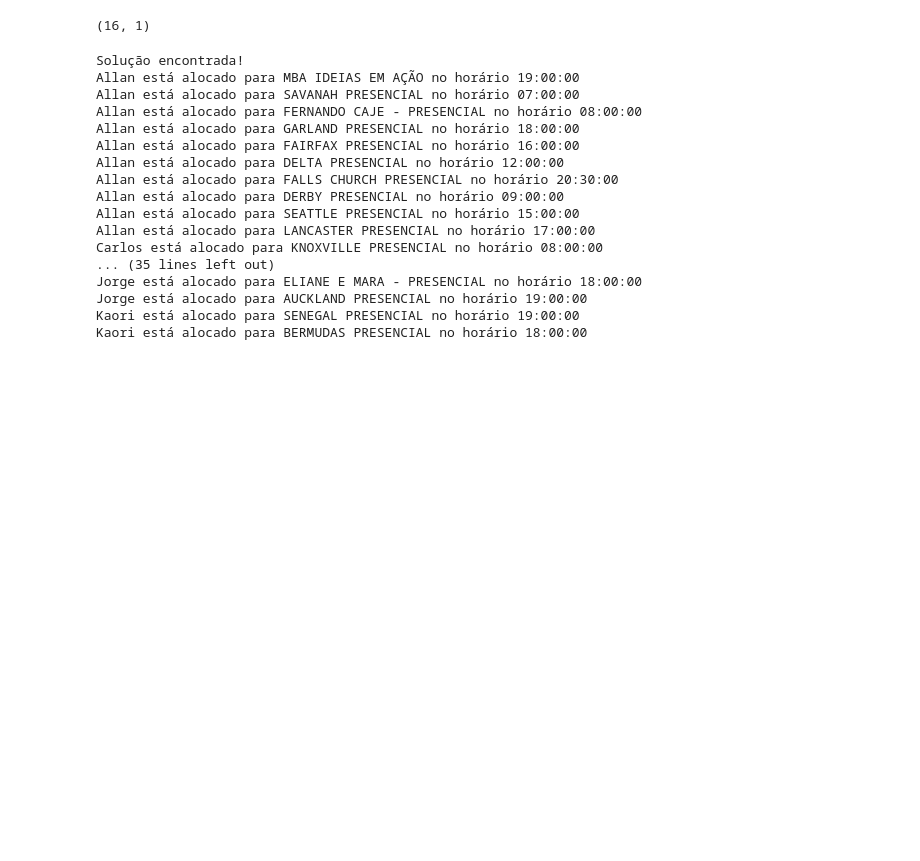
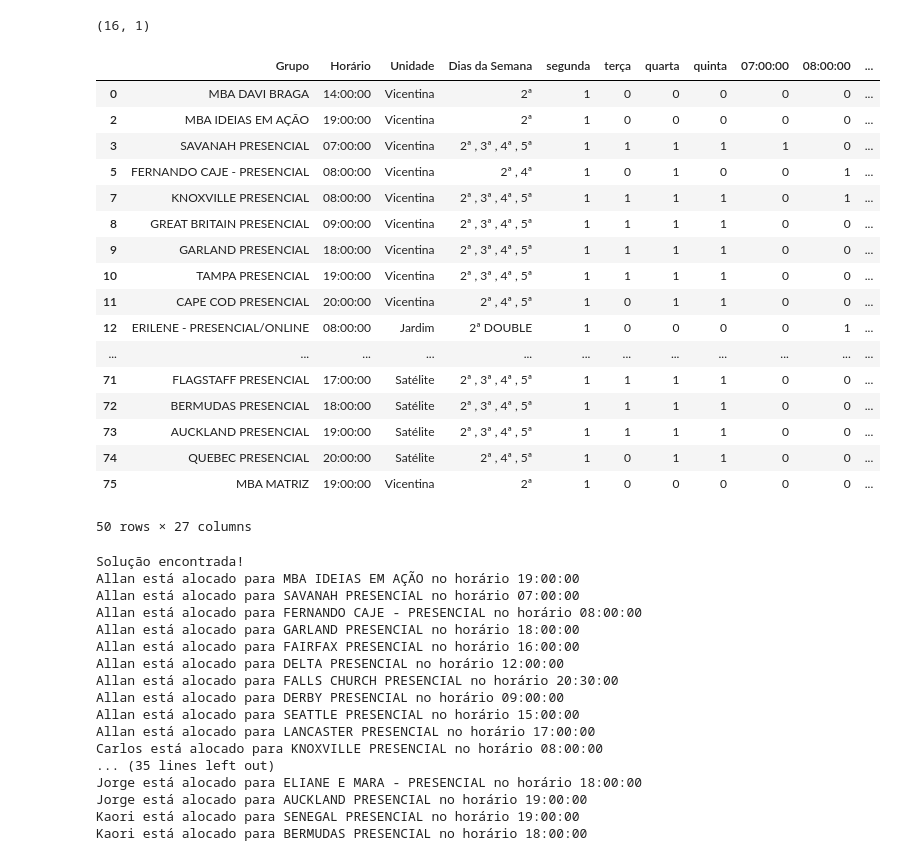
Before and after one commit to CarlosIvanski/Streamlit_cloud, a Jupyter notebook: notebooks/teste.ipynb, the cells around one changed output. Saved outputs shown, nothing was run; the diff lists cells and outputs as text; code cells hidden in the pictures; blank space fills up the shorter version.

```diff
--- a/notebooks/teste.ipynb
+++ b/notebooks/teste.ipynb
@@ -6,4 +41,2 @@ from ortools.sat.python import cp_model
 # %%
 aulas = pd.read_excel('/home/cayena/Downloads/planilha_teste_thefamily.xlsx')
-# %%
-aulas['Horário'] = aulas['Horário'].astype(str)
@@ -9,0 +86,2 @@ aulas['Horário'] = aulas['Horário'].astype(str)
+# %%
+aulas['Dias da Semana'] = aulas['Dias da Semana'].str.split(',')
@@ -32,6 +130,27 @@ profes.shape
 # usar a função de minimizar para completar os horarios e turmas restantes
 # %%
 aulas_segunda = aulas_geral[aulas_geral['segunda'] == 1].copy()
+# %%
+aulas_segunda
+# %% [output]
+|  | Grupo | Horário | Unidade | Dias da Semana | segunda | terça | quarta | quinta | 07:00:00 | 08:00:00 | ... |
+| 0 | MBA DAVI BRAGA | 14:00:00 | Vicentina | 2ª | 1 | 0 | 0 | 0 | 0 | 0 | ... |
+| 2 | MBA IDEIAS EM AÇÃO | 19:00:00 | Vicentina | 2ª | 1 | 0 | 0 | 0 | 0 | 0 | ... |
+| 3 | SAVANAH PRESENCIAL | 07:00:00 | Vicentina | 2ª , 3ª , 4ª , 5ª | 1 | 1 | 1 | 1 | 1 | 0 | ... |
+| 5 | FERNANDO CAJE - PRESENCIAL | 08:00:00 | Vicentina | 2ª , 4ª | 1 | 0 | 1 | 0 | 0 | 1 | ... |
+| 7 | KNOXVILLE PRESENCIAL | 08:00:00 | Vicentina | 2ª , 3ª , 4ª , 5ª | 1 | 1 | 1 | 1 | 0 | 1 | ... |
+| 8 | GREAT BRITAIN PRESENCIAL | 09:00:00 | Vicentina | 2ª , 3ª , 4ª , 5ª | 1 | 1 | 1 | 1 | 0 | 0 | ... |
+| 9 | GARLAND PRESENCIAL | 18:00:00 | Vicentina | 2ª , 3ª , 4ª , 5ª | 1 | 1 | 1 | 1 | 0 | 0 | ... |
+| 10 | TAMPA PRESENCIAL | 19:00:00 | Vicentina | 2ª , 3ª , 4ª , 5ª | 1 | 1 | 1 | 1 | 0 | 0 | ... |
+| 11 | CAPE COD PRESENCIAL | 20:00:00 | Vicentina | 2ª , 4ª , 5ª | 1 | 0 | 1 | 1 | 0 | 0 | ... |
+| 12 | ERILENE - PRESENCIAL/ONLINE | 08:00:00 | Jardim | 2ª DOUBLE | 1 | 0 | 0 | 0 | 0 | 1 | ... |
+| ... | ... | ... | ... | ... | ... | ... | ... | ... | ... | ... | ... |
+| 71 | FLAGSTAFF PRESENCIAL | 17:00:00 | Satélite | 2ª , 3ª , 4ª , 5ª | 1 | 1 | 1 | 1 | 0 | 0 | ... |
+| 72 | BERMUDAS PRESENCIAL | 18:00:00 | Satélite | 2ª , 3ª , 4ª , 5ª | 1 | 1 | 1 | 1 | 0 | 0 | ... |
+| 73 | AUCKLAND PRESENCIAL | 19:00:00 | Satélite | 2ª , 3ª , 4ª , 5ª | 1 | 1 | 1 | 1 | 0 | 0 | ... |
+| 74 | QUEBEC PRESENCIAL | 20:00:00 | Satélite | 2ª , 4ª , 5ª | 1 | 0 | 1 | 1 | 0 | 0 | ... |
+| 75 | MBA MATRIZ | 19:00:00 | Vicentina | 2ª | 1 | 0 | 0 | 0 | 0 | 0 | ... |
+50 rows × 27 columns
 # %%
 all_teacher = profes['Name'].to_list()
 all_group = aulas_segunda['Grupo'].to_list()
```
Also changed, not shown: parts of 7 cells of this notebook.
